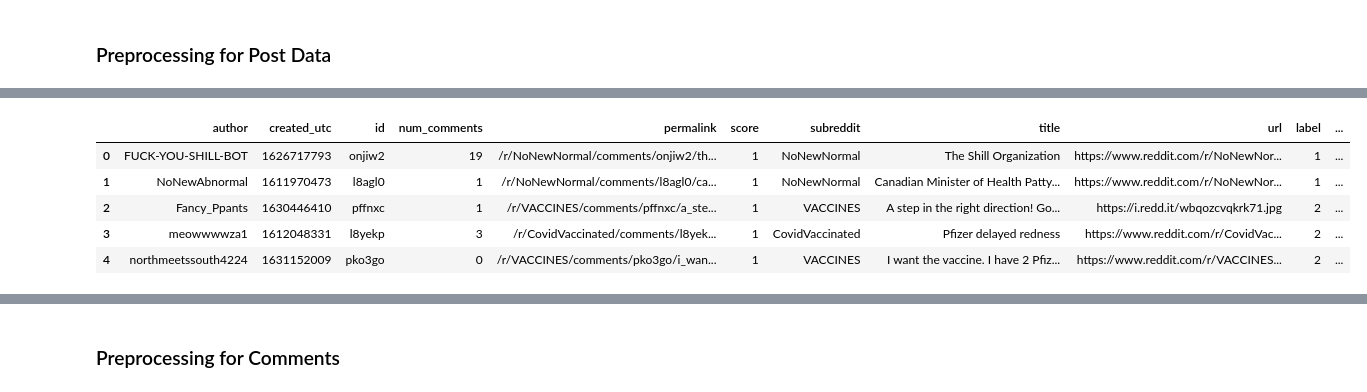
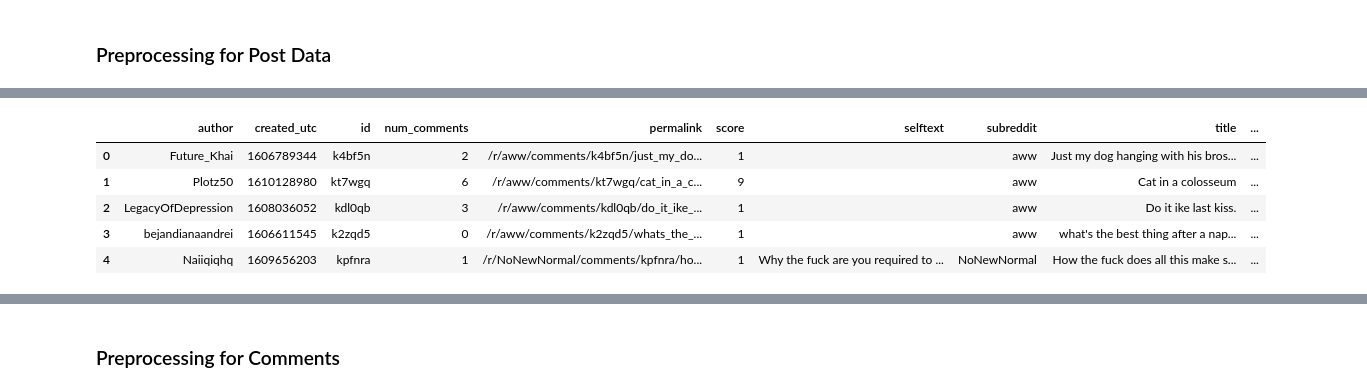
Before and after one commit to jvschlierf/networkthesis, a Jupyter notebook: classifier/utils/dataset_prep.ipynb, the cells around one changed output, grey strips where cells are left out. Saved outputs shown, nothing was run; the diff lists cells and outputs as text; code cells hidden in the pictures.

Commit message:
Let's train ROBERTA completely

```diff
--- a/classifier/utils/dataset_prep.ipynb
+++ b/classifier/utils/dataset_prep.ipynb
@@ -277,13 +302,13 @@ noise_temp = pd.concat([df3, noise_train, noise_train]).drop_duplicates(keep=Fal
 # %%
 train = pd.concat([anti_train, pro_train, noise_train]).sample(frac=1).reset_index(drop=True) #merge and shuffle
 # %%
-anti_val = anti_temp.sample(n=50000, random_state=42)
-pro_val = pro_temp.sample(n=10000, random_state=42)
-noise_val = noise_temp.sample(n=100000, random_state=42)
+anti_val = anti_temp.sample(n=10000, random_state=42)
+pro_val = pro_temp.sample(n=2400, random_state=42)
+noise_val = noise_temp.sample(n=50000, random_state=42)
 # %%
 #since there are so many comment, we will sample from these as well
-anti_test = pd.concat([anti_temp, anti_val, anti_val]).drop_duplicates(keep=False).sample(n=80000, random_state=42)
-pro_test = pd.concat([pro_temp, pro_val, pro_val]).drop_duplicates(keep=False).sample(n=10000, random_state=42)
+anti_test = pd.concat([anti_temp, anti_val, anti_val]).drop_duplicates(keep=False)
+pro_test = pd.concat([pro_temp, pro_val, pro_val]).drop_duplicates(keep=False).sample(n=2400, random_state=42)
 noise_test = pd.concat([noise_temp, noise_val, noise_val]).drop_duplicates(keep=False).sample(n=140000, random_state=42)
 # %%
 valid = pd.concat([anti_val, pro_val, noise_val]).sample(frac=1).reset_index(drop=True)
@@ -340,13 +348,12 @@ train['cleanTitle']=train['title'].map(lambda s:preprocess(s))
-# %%
-valid['cleanTitle']=valid['title'].map(lambda s:preprocess(s))
-test['cleanTitle']=test['title'].map(lambda s:preprocess(s))
+# %%
+test['cleanText']=test['text'].map(lambda s:preprocess(s))
 # %%
-train.head()
+test.head()
 # %% [output]
-|  | author | created_utc | id | num_comments | permalink | score | subreddit | title | url | label | ... |
-| 0 | FUCK-YOU-SHILL-BOT | 1626717793 | onjiw2 | 19 | /r/NoNewNormal/comments/onjiw2/th... | 1 | NoNewNormal | The Shill Organization | https://www.reddit.com/r/NoNewNor... | 1 | ... |
-| 1 | NoNewAbnormal | 1611970473 | l8agl0 | 1 | /r/NoNewNormal/comments/l8agl0/ca... | 1 | NoNewNormal | Canadian Minister of Health Patty... | https://www.reddit.com/r/NoNewNor... | 1 | ... |
-| 2 | Fancy_Ppants | 1630446410 | pffnxc | 1 | /r/VACCINES/comments/pffnxc/a_ste... | 1 | VACCINES | A step in the right direction! Go... | https://i.redd.it/wbqozcvqkrk71.jpg | 2 | ... |
-| 3 | meowwwwza1 | 1612048331 | l8yekp | 3 | /r/CovidVaccinated/comments/l8yek... | 1 | CovidVaccinated | Pfizer delayed redness | https://www.reddit.com/r/CovidVac... | 2 | ... |
-| 4 | northmeetssouth4224 | 1631152009 | pko3go | 0 | /r/VACCINES/comments/pko3go/i_wan... | 1 | VACCINES | I want the vaccine. I have 2 Pfiz... | https://www.reddit.com/r/VACCINES... | 2 | ... |
+|  | author | created_utc | id | num_comments | permalink | score | selftext | subreddit | title | ... |
+| 0 | Future_Khai | 1606789344 | k4bf5n | 2 | /r/aww/comments/k4bf5n/just_my_do... | 1 |  | aww | Just my dog hanging with his bros... | ... |
+| 1 | Plotz50 | 1610128980 | kt7wgq | 6 | /r/aww/comments/kt7wgq/cat_in_a_c... | 9 |  | aww | Cat in a colosseum | ... |
+| 2 | LegacyOfDepression | 1608036052 | kdl0qb | 3 | /r/aww/comments/kdl0qb/do_it_ike_... | 1 |  | aww | Do it ike last kiss. | ... |
+| 3 | bejandianaandrei | 1606611545 | k2zqd5 | 0 | /r/aww/comments/k2zqd5/whats_the_... | 1 |  | aww | what's the best thing after a nap... | ... |
+| 4 | Naiiqiqhq | 1609656203 | kpfnra | 1 | /r/NoNewNormal/comments/kpfnra/ho... | 1 | Why the fuck are you required to ... | NoNewNormal | How the fuck does all this make s... | ... |
 # %%
```
Also changed, not shown: parts of 37 cells of this notebook, 5 other files.
